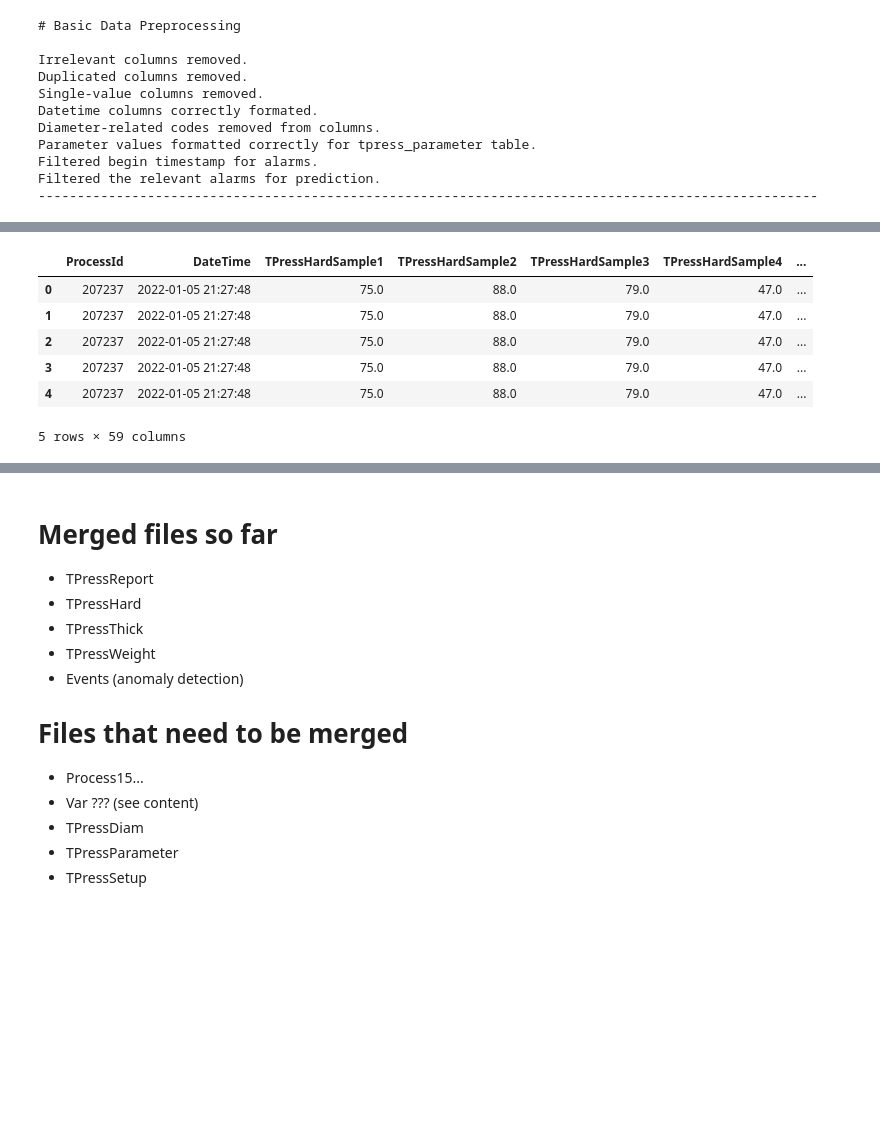
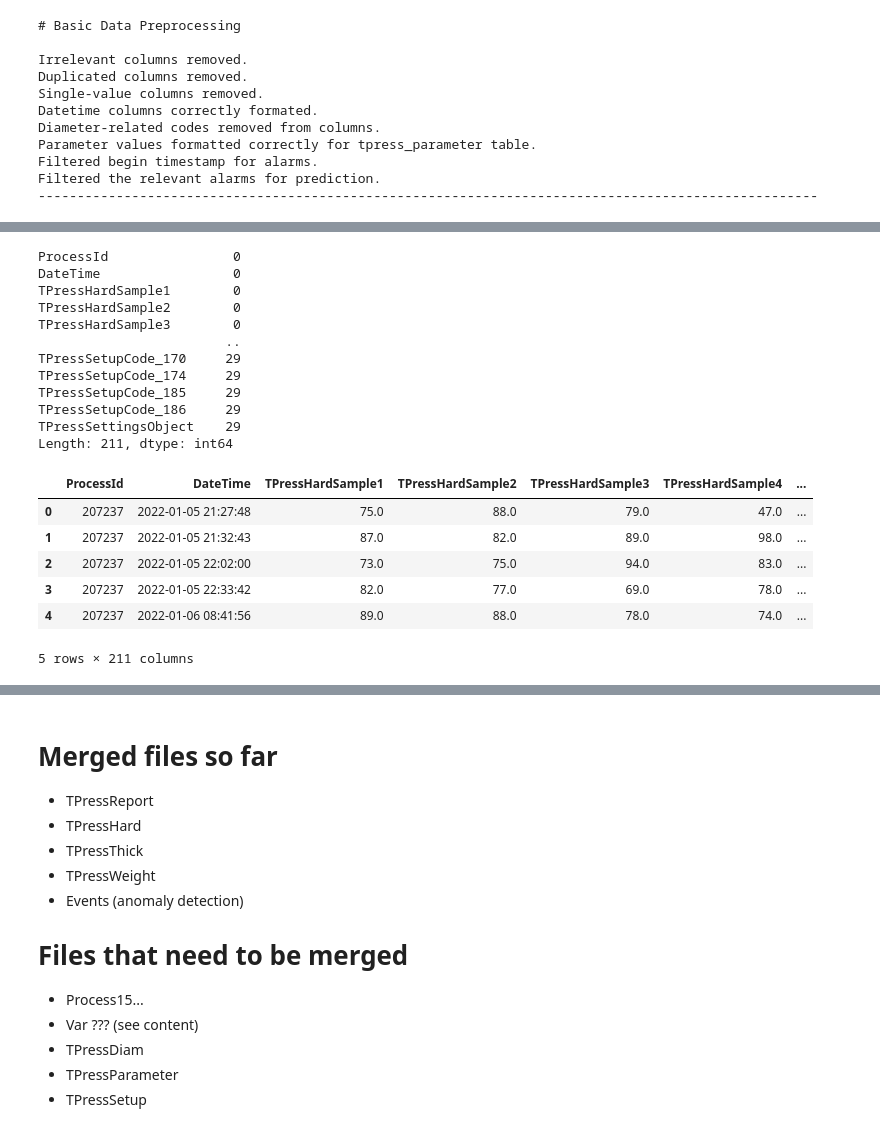
Before and after one commit to JoseAlbanoGaspar/PdM-TS-framework, a Jupyter notebook: framework_input.ipynb, the cells around one changed output, grey strips where cells are left out. Saved outputs shown, nothing was run; the diff lists cells and outputs as text; code cells hidden in the pictures; blank space fills up the shorter version.

Commit message:
concatenating tpress_atributes_report with tpress_settings

```diff
--- a/framework_input.ipynb
+++ b/framework_input.ipynb
@@ -242,14 +342,29 @@ Merged tpress_attributes_report, and tpress_setup on ['ProcessId', 'DateTime'] -
 # %%
 # see the last generated table
-tpress_attributes_report_setup.head()
+tpress_attributes_report_settings.isnull().sum()
 # %% [output]
-|  | ProcessId | DateTime | TPressHardSample1 | TPressHardSample2 | TPressHardSample3 | TPressHardSample4 | ... |
-| 0 | 207237 | 2022-01-05 21:27:48 | 75.0 | 88.0 | 79.0 | 47.0 | ... |
-| 1 | 207237 | 2022-01-05 21:27:48 | 75.0 | 88.0 | 79.0 | 47.0 | ... |
-| 2 | 207237 | 2022-01-05 21:27:48 | 75.0 | 88.0 | 79.0 | 47.0 | ... |
-| 3 | 207237 | 2022-01-05 21:27:48 | 75.0 | 88.0 | 79.0 | 47.0 | ... |
-| 4 | 207237 | 2022-01-05 21:27:48 | 75.0 | 88.0 | 79.0 | 47.0 | ... |
-5 rows × 59 columns
+ProcessId                0
+DateTime                 0
+TPressHardSample1        0
+TPressHardSample2        0
+TPressHardSample3        0
+                        ..
+TPressSetupCode_170     29
+TPressSetupCode_174     29
+TPressSetupCode_185     29
+TPressSetupCode_186     29
+TPressSettingsObject    29
+Length: 211, dtype: int64
+# %%
+tpress_attributes_report_settings.head()
+# %% [output]
+|  | ProcessId | DateTime | TPressHardSample1 | TPressHardSample2 | TPressHardSample3 | TPressHardSample4 | ... |
+| 0 | 207237 | 2022-01-05 21:27:48 | 75.0 | 88.0 | 79.0 | 47.0 | ... |
+| 1 | 207237 | 2022-01-05 21:32:43 | 87.0 | 82.0 | 89.0 | 98.0 | ... |
+| 2 | 207237 | 2022-01-05 22:02:00 | 73.0 | 75.0 | 94.0 | 83.0 | ... |
+| 3 | 207237 | 2022-01-05 22:33:42 | 82.0 | 77.0 | 69.0 | 78.0 | ... |
+| 4 | 207237 | 2022-01-06 08:41:56 | 89.0 | 88.0 | 78.0 | 74.0 | ... |
+5 rows × 211 columns
 # %%
 #######################################
 # Anomaly Definition - merging events #
```
Also changed, not shown: parts of 3 cells of this notebook.
